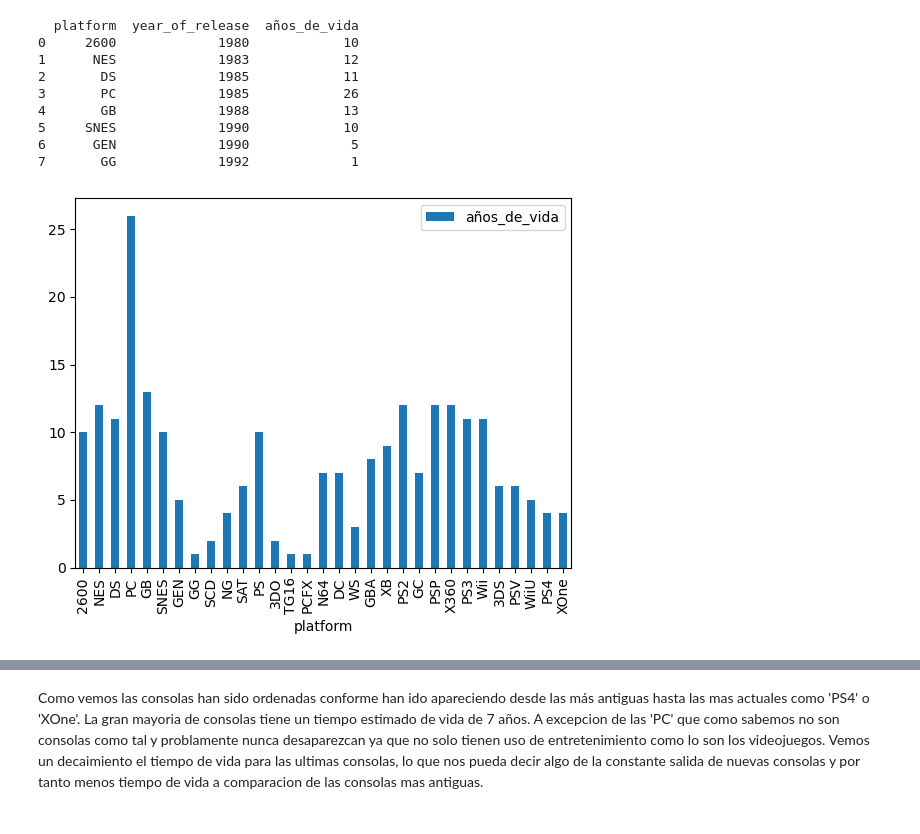
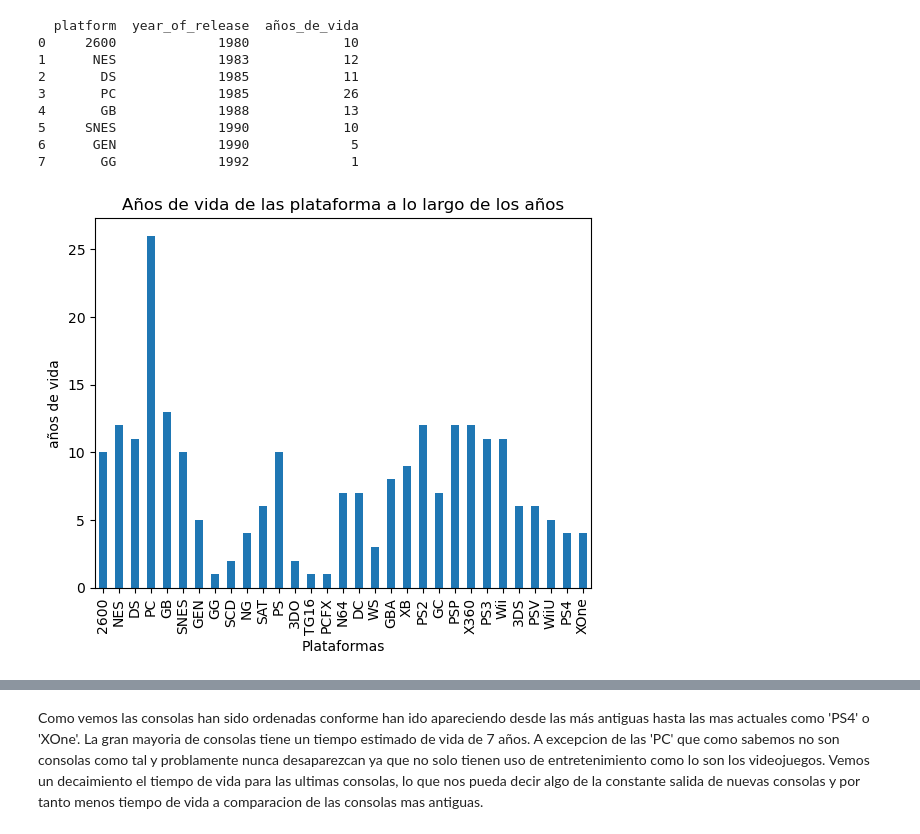
Before and after one commit to lautaroballesteros0926/notebok_sprint6, a Jupyter notebook: notebook.ipynb, the cells around one changed output, grey strips where cells are left out. Drawn from its saved outputs; the diff is of its cells as text; code cells hidden in the pictures.

```diff
--- a/notebook.ipynb
+++ b/notebook.ipynb
@@ -109,6 +96,3 @@ Como vemos existe un numero limitado de consolas por lo que seria recomendable c
-# %%
-#Cambio de tipo de dato category
-data_game['platform']=data_game['platform'].astype('category')
 # %% [markdown]
 ## Tratamiento de duplicados
 # %%
@@ -204,7 +188,6 @@ Ya que representa una cantidad importante de datos, vamos a dejar estos valores
 # %%
-data_game=data_game.dropna(subset=['year_of_release'])
 #cambio en el tipo de dato
-data_game['year_of_release']= data_game['year_of_release'].astype('int')
+data_game['year_of_release']= data_game['year_of_release'].astype('Int64')
 # %% [markdown]
 ### columna genre
 # %%
@@ -339,9 +324,10 @@ En nuestro dataframe 'data_pivot' tenemos el nombre de cada plataforma y la cant
 # %%
-#eliminaremos las filas que contengan total_sales '0'
-df_filtered=data_pivot[data_pivot['total_sales']!=0]
 #contaremos cuantas veces se repite la 'platform' para asi saber cuantos años tardo en desaparecer
-lifetime_of_a_console=df_filtered['platform'].value_counts()
+lifetime_of_a_console=data_pivot['platform'].value_counts()
 #Graficaremos
 lifetime_of_a_console.plot(kind='bar')
+plt.xlabel('Consolas')
+plt.ylabel('años de vida')
+plt.title('Años de vida de las consolas')
 plt.show()
 # %% [output]
@@ -354,7 +340,7 @@ lifetime_of_a_console=lifetime_of_a_console.reset_index()
 # Columnas mas descriptivas
 lifetime_of_a_console.columns=['platform','años_de_vida']
 #Agrupamos por plataforma y nos quedamos 'year_of_release' minimo considerando como año de aparicion de la consola
-df_orden=df_filtered.groupby('platform')['year_of_release'].min().sort_values().reset_index()
+df_orden=data_pivot.groupby('platform')['year_of_release'].min().sort_values().reset_index()
 #Combinamos amobs data frame por 'platform'
 df_merge=df_orden.merge(lifetime_of_a_console,how='left',on='platform')
 print(df_merge.head(8))
@@ -369,10 +355,13 @@ print(df_merge.head(8))
 6      GEN             1990             5
 7       GG             1992             1
 # %%
-df_merge.plot(x='platform',y='años_de_vida',kind='bar')
+df_merge.plot(x='platform',y='años_de_vida',kind='bar',legend=False)
+plt.xlabel('Plataformas')
+plt.ylabel('años de vida')
+plt.title('Años de vida de las plataforma a lo largo de los años')
 plt.show()
 # %% [output]
-[figure, old version]
+[figure, new version]
 # %%
 print('media de años de vida: ',df_merge['años_de_vida'].mean())
 print('mediana: ', df_merge['años_de_vida'].median())
```
Also changed, not shown: parts of 74 cells of this notebook.
